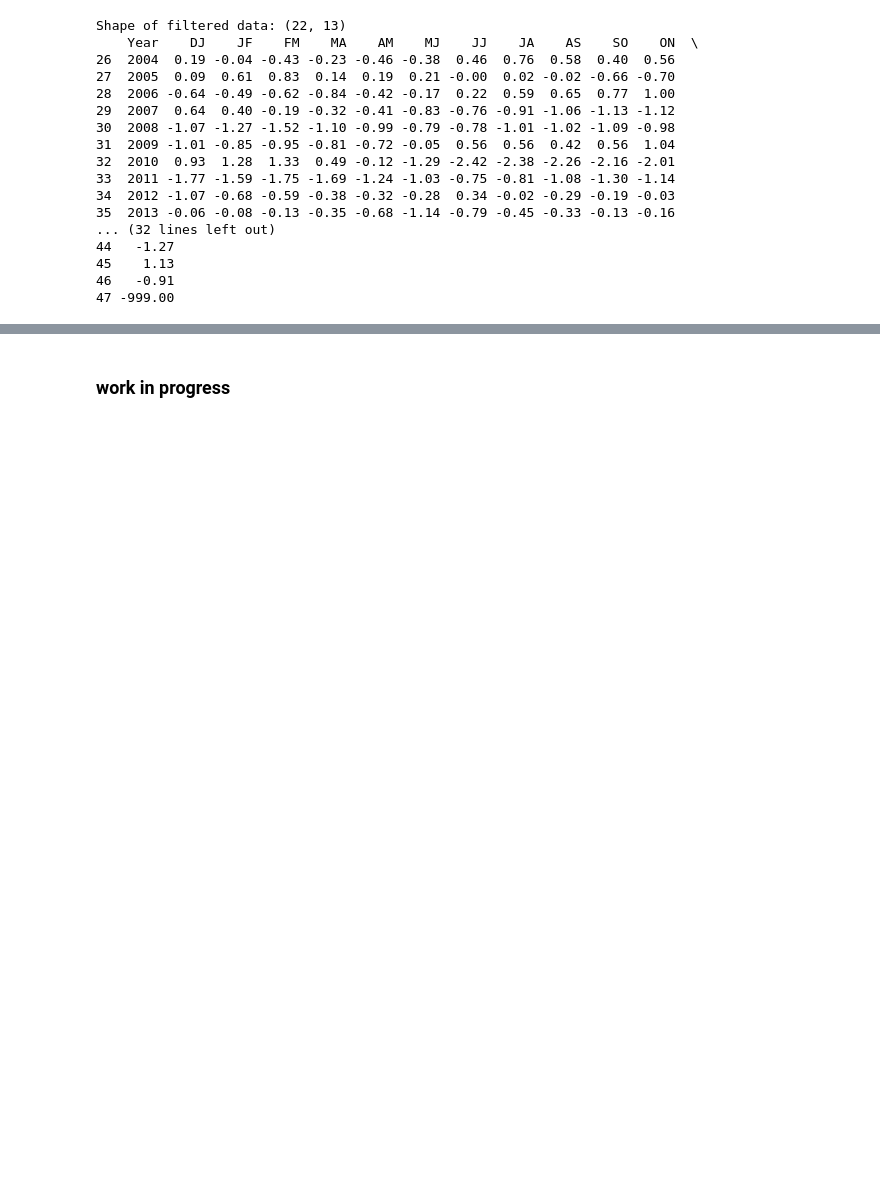
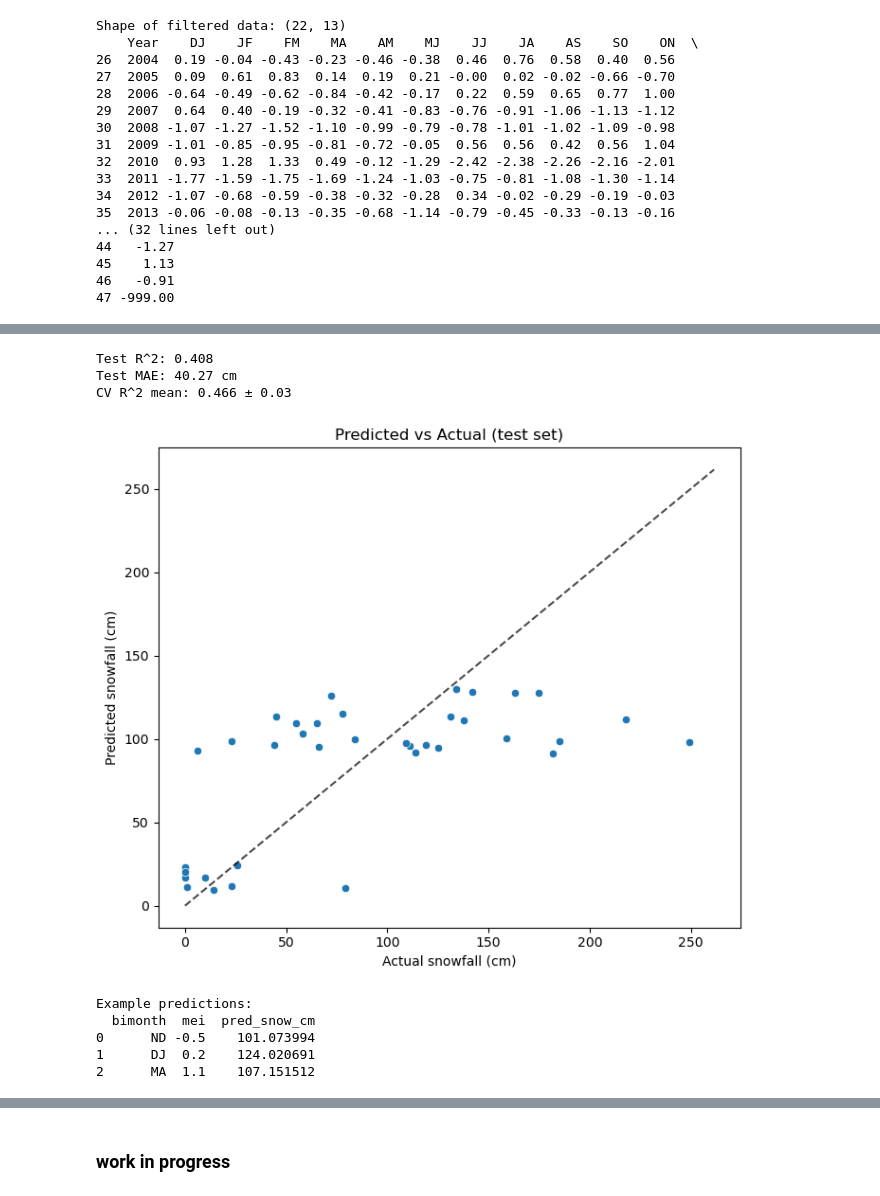
Before and after one commit to hamish-smeele/Portfolio, a Jupyter notebook: Red_Snowfall.ipynb, the cells around one changed output, grey strips where cells are left out. Cells and saved outputs as stored; diff of their text form; code cells hidden in the pictures; blank space fills up the shorter version.

```diff
--- a/Red_Snowfall.ipynb
+++ b/Red_Snowfall.ipynb
@@ -326,0 +384,64 @@ Shape of filtered data: (22, 13)
+# %%
+from sklearn.model_selection import train_test_split, cross_val_score
+from sklearn.compose import ColumnTransformer
+from sklearn.preprocessing import OneHotEncoder, StandardScaler
+from sklearn.pipeline import Pipeline
+from sklearn.metrics import r2_score, mean_absolute_error
+from sklearn.linear_model import LinearRegression
+import numpy as np
+
+# Features/target
+X = snow_mei[["bimonth", "mei"]]
+y = snow_mei["total_snow_cm"]
+
+# Preprocess + linear model
+preprocess = ColumnTransformer(
+    transformers=[
+        ("cat", OneHotEncoder(handle_unknown="ignore"), ["bimonth"]),
+        ("num", StandardScaler(), ["mei"]),
+    ]
+)
+
+model = LinearRegression()
+
+pipe = Pipeline(steps=[("prep", preprocess), ("model", model)])
+
+# Train/validate
+X_train, X_test, y_train, y_test = train_test_split(
+    X, y, test_size=0.25, random_state=42
+)
+pipe.fit(X_train, y_train)
+y_pred = pipe.predict(X_test)
+
+print(f"Test R^2: {r2_score(y_test, y_pred):.3f}")
+print(f"Test MAE: {mean_absolute_error(y_test, y_pred):.2f} cm")
+
+# Cross-val (optional)
+scores = cross_val_score(pipe, X, y, cv=5, scoring="r2")
+print("CV R^2 mean:", scores.mean().round(3), "±", scores.std().round(3))
+
+# Visualize predictions
+plt.figure(figsize=(7,6))
+sns.scatterplot(x=y_test, y=y_pred)
+lims = [0, max(y_test.max(), y_pred.max())*1.05]
+plt.plot(lims, lims, "k--", alpha=0.7)
+plt.xlabel("Actual snowfall (cm)")
+plt.ylabel("Predicted snowfall (cm)")
+plt.title("Predicted vs Actual (test set)")
+plt.tight_layout()
+plt.show()
+
+# Example predictions
+new = pd.DataFrame({"bimonth": ["ND", "DJ", "MA"], "mei": [-0.5, 0.2, 1.1]})
+print("Example predictions:")
+print(pd.concat([new, pd.Series(pipe.predict(new), name="pred_snow_cm")], axis=1))
+# %% [output]
+Test R^2: 0.408
+Test MAE: 40.27 cm
+CV R^2 mean: 0.466 ± 0.03
+[figure, added]
+Example predictions:
+  bimonth  mei  pred_snow_cm
+0      ND -0.5    101.073994
+1      DJ  0.2    124.020691
+2      MA  1.1    107.151512
```
Also changed, not shown: parts of 5 cells of this notebook.
